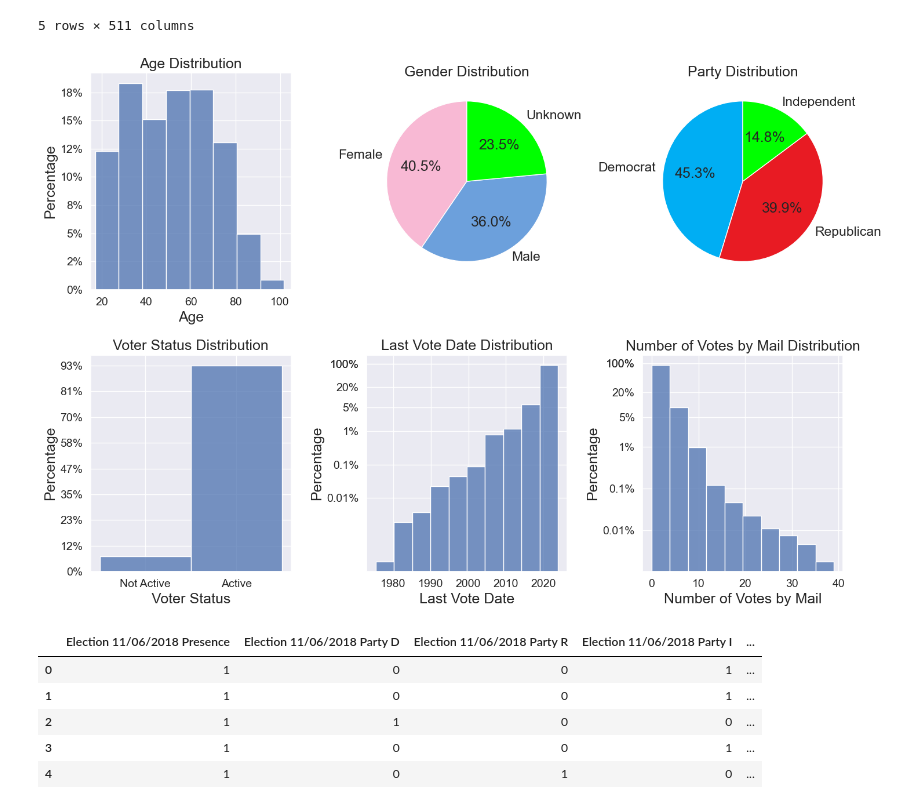
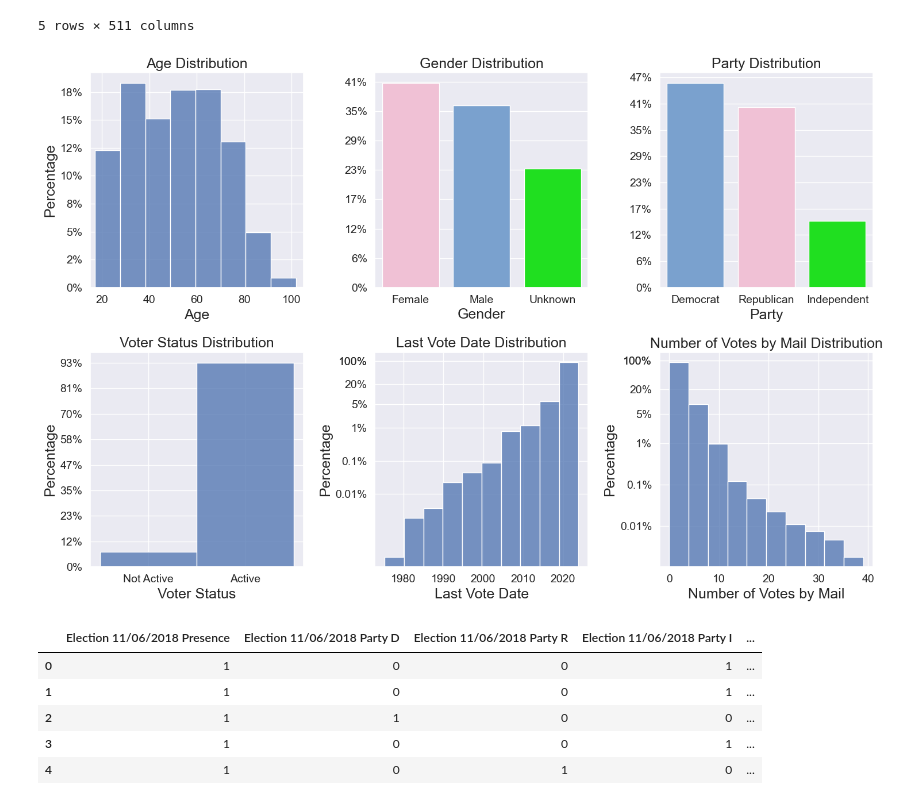
Before and after one commit to aaronzberger/VoterPrediction, a Jupyter notebook: src/eda.ipynb, the cells around one changed output. Saved outputs shown, nothing was run; the diff lists cells and outputs as text; code cells hidden in the pictures.

Commit message:
Change pie to bar plots

```diff
--- a/src/eda.ipynb
+++ b/src/eda.ipynb
@@ -10,6 +12,6 @@ import seaborn as sns
 # %%
 # Read the data
-df = pd.read_csv('processed_data/pa_data_all_elections_sample.csv')
+df = pd.read_csv(TEN_PCT_SAMPLE_FILE)
 df.head()
 # %% [output]
 |  | DOB | Registration Date | Voter Status | Status Change Date | Date Last Changed | Gender M | Gender F | ... |
@@ -90,7 +92,9 @@ choices = ['Male', 'Female', 'Unknown']
 gender_voting_data['Gender'] = np.select(conditions, choices, default='Unknown')
 
 counts = gender_voting_data["Gender"].value_counts()
-ax[0, 1].pie(counts, labels=counts.index, autopct='%1.1f%%', startangle=90, colors=['#f8b9d4', '#6ca0dc', '#00FF00'])
+sns.barplot(x=counts.index, y=counts.values, ax=ax[0, 1], palette=['#f8b9d4', '#6ca0dc', '#00FF00'], hue=counts.index, legend=False)
+fmt = mtick.PercentFormatter(xmax=len(df_augmented), decimals=0)
+ax[0, 1].yaxis.set_major_formatter(fmt)
 ax[0, 1].set_title("Gender Distribution")
 
 party_columns = ['Party D', 'Party R', 'Party I']
@@ -106,7 +110,9 @@ choices = ['Democrat', 'Republican', 'Independent']
 party_voting_data['Party'] = np.select(conditions, choices, default='Unknown')
 
 counts = party_voting_data["Party"].value_counts()
-ax[0, 2].pie(counts, labels=counts.index, autopct='%1.1f%%', startangle=90, colors=['#00AEF3', '#E81B23', '#00FF00'])
+sns.barplot(x=counts.index, y=counts.values, ax=ax[0, 2], palette=['#6ca0dc', '#f8b9d4', '#00FF00'], hue=counts.index, legend=False)
+fmt = mtick.PercentFormatter(xmax=len(df_augmented), decimals=0)
+ax[0, 2].yaxis.set_major_formatter(fmt)
 ax[0, 2].set_title("Party Distribution")
 
 # Plot voter status (0 or 1)
@@ -133,34 +139,34 @@ df_without_nan_last_vote_date = df_augmented[df_augmented["Actual Last Vote Date
 sns.histplot(data=df_without_nan_last_vote_date, x='Actual Last Vote Date', ax=ax[1, 1], bins=10)
 ax[1, 1].set_title('Last Vote Date Distribution')
 ax[1, 1].set_xlabel('Last Vote Date')
 ax[1, 1].set_ylabel('Percentage')
 
 ax[1, 1].set_yscale('log')
 
 ticks = [1, 0.0001, 0.001, 0.01, 0.05, 0.2, 1]
 ticks = [tick * len(df_without_nan_last_vote_date) for tick in ticks]
 ax[1, 1].set_yticks(ticks)
 ax[1, 1].set_yticklabels(['0%', '0.01%', '0.1%', '1%', '5%', '20%', '100%'])
 
 # Set the number of times voted by mail to sum of all columns with "Mail"
 df_augmented["Num Votes by Mail"] = df_augmented[[col for col in df.columns if "Mail" in col]].sum(axis=1)
 
 sns.histplot(data=df_augmented, x='Num Votes by Mail', ax=ax[1, 2], bins=10)
 ax[1, 2].set_title('Number of Votes by Mail Distribution')
 ax[1, 2].set_xlabel('Number of Votes by Mail')
 ax[1, 2].set_ylabel('Percentage')
 
 ax[1, 2].set_yscale('log')
 
 ticks = [1, 0.0001, 0.001, 0.01, 0.05, 0.2, 1]
 ticks = [tick * len(df_augmented) for tick in ticks]
 ax[1, 2].set_yticks(ticks)
 ax[1, 2].set_yticklabels(['0%', '0.01%', '0.1%', '1%', '5%', '20%', '100%'])
 
 # Not tight layout
 plt.tight_layout()
 # %% [output]
-[figure, old version]
+[figure, new version]
 # %%
 # We will look for columns that contain 'Election' to narrow down the search.
 election_related_columns = [col for col in df.columns if 'Election' in col]
```
Also changed, not shown: parts of 2 cells of this notebook, 1 other file.
